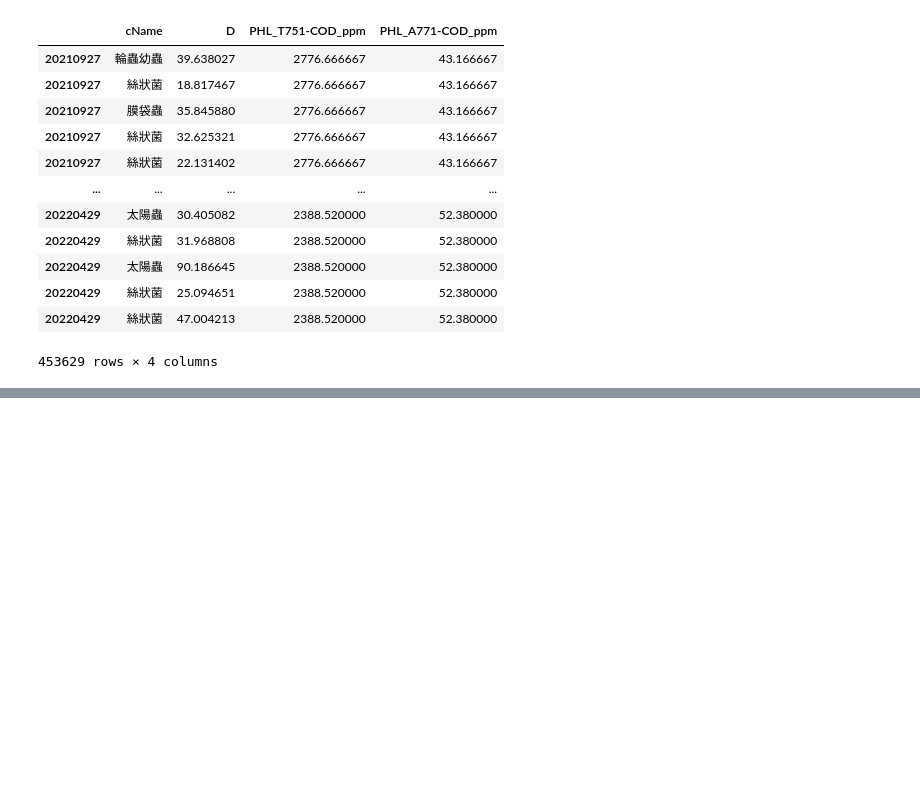
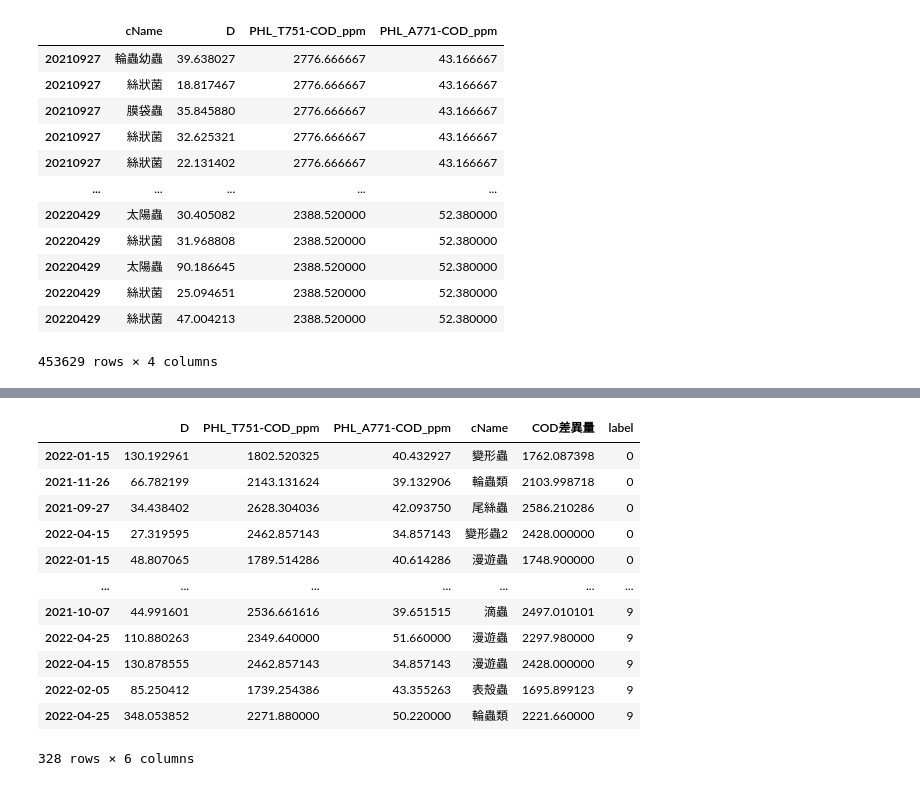
Before and after one commit to skywalker0803r/Wastewater-Biological-Treatment, a Jupyter notebook: 根據cName和D值十分位數觀察COD差異量之長條圖.ipynb, the cells around one changed output, grey strips where cells are left out. Drawn from its saved outputs; the diff is of its cells as text; code cells hidden in the pictures; blank space fills up the shorter version.

```diff
--- a/根據cName和D值十分位數觀察COD差異量之長條圖.ipynb
+++ b/根據cName和D值十分位數觀察COD差異量之長條圖.ipynb
@@ -180,4 +180,21 @@ df
 328 rows × 6 columns
+# %%
+df = df.sort_values(by='label')
+df
+# %% [output]
+|  | D | PHL_T751-COD_ppm | PHL_A771-COD_ppm | cName | COD差異量 | label |
+| 2022-01-15 | 130.192961 | 1802.520325 | 40.432927 | 變形蟲 | 1762.087398 | 0 |
+| 2021-11-26 | 66.782199 | 2143.131624 | 39.132906 | 輪蟲類 | 2103.998718 | 0 |
+| 2021-09-27 | 34.438402 | 2628.304036 | 42.093750 | 尾絲蟲 | 2586.210286 | 0 |
+| 2022-04-15 | 27.319595 | 2462.857143 | 34.857143 | 變形蟲2 | 2428.000000 | 0 |
+| 2022-01-15 | 48.807065 | 1789.514286 | 40.614286 | 漫遊蟲 | 1748.900000 | 0 |
+| ... | ... | ... | ... | ... | ... | ... |
+| 2021-10-07 | 44.991601 | 2536.661616 | 39.651515 | 滴蟲 | 2497.010101 | 9 |
+| 2022-04-25 | 110.880263 | 2349.640000 | 51.660000 | 漫遊蟲 | 2297.980000 | 9 |
+| 2022-04-15 | 130.878555 | 2462.857143 | 34.857143 | 漫遊蟲 | 2428.000000 | 9 |
+| 2022-02-05 | 85.250412 | 1739.254386 | 43.355263 | 表殼蟲 | 1695.899123 | 9 |
+| 2022-04-25 | 348.053852 | 2271.880000 | 50.220000 | 輪蟲類 | 2221.660000 | 9 |
+328 rows × 6 columns
 # %%
 import plotly.express as px
 fig = px.bar(df,x="cName", y="COD差異量", color="label", title="根據'cName'和'D'的十分位數觀察'COD差異量'之長條圖")
```
Also changed, not shown: parts of 3 cells of this notebook.
